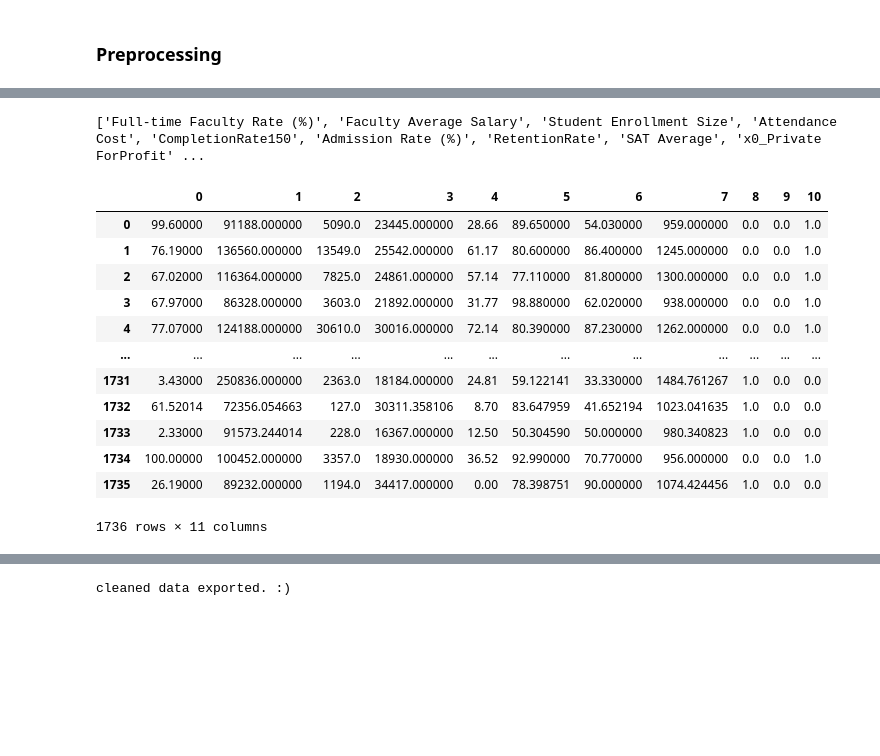
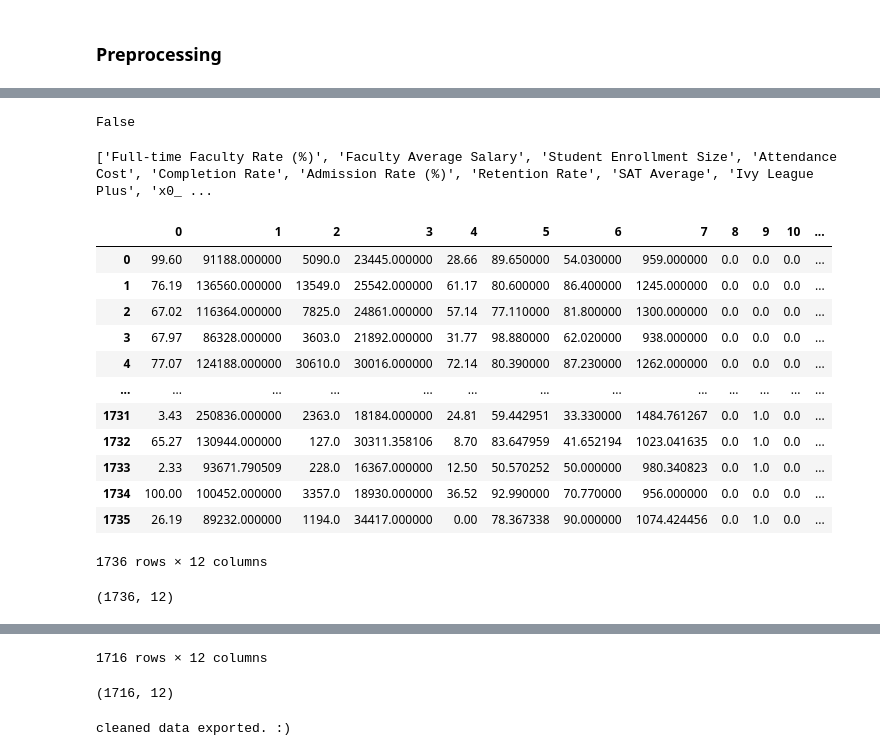
Before and after one commit to runstats21/college-score-card-analysis, a Jupyter notebook: CollegeScorecard-CollectClean.ipynb, the cells around one changed output, grey strips where cells are left out. Drawn from its saved outputs; the diff is of its cells as text; code cells hidden in the pictures; blank space fills up the shorter version.

Commit message:
update data location and 10 year cleaning

```diff
--- a/CollegeScorecard-CollectClean.ipynb
+++ b/CollegeScorecard-CollectClean.ipynb
@@ -371,6 +348,7 @@ clean_dat.rename(columns = {"RetentionRate_4yr": "RetentionRate",
 # %%
 # set index as School Name
 clean_dat.index = clean_dat["School Name"]
+clean_dat10.index = clean_dat10["School Name"]
 # %%
 # examine missing values prevalance further (after missing response values (for 6yr earnings) have been removed)
 missing_values = clean_dat.isnull().sum()
@@ -398,3 +378,28 @@ Thomas Edison State University    7
 Excelsior College                 8
 Careers Unlimited                 7
 dtype: int64
+# %%
+# python list of ivy league + plus ivy league plus schools,
+# which BING AI (CHAT GPT) helped me generate
+ivy_plus = [
+    "Brown University",
+    "Columbia University in the City of New York",
+    "Cornell University",
+    "Dartmouth College",
+    "Harvard University",
+    "University of Pennsylvania",
+    "Princeton University",
+    "Yale University",
+    "Massachusetts Institute of Technology",
+    "Stanford University",
+    "California Institute of Technology",
+    "Duke University",
+    "Johns Hopkins University",
+    "Northwestern University",
+    "University of Chicago"
+]
+# %%
+# add variable regarding
+clean_dat["Ivy League Plus"] = clean_dat["School Name"].isin(ivy_plus).astype(int)
+clean_dat10["Ivy League Plus"] = clean_dat10["School Name"].isin(ivy_plus).astype(int)
+clean_dat[clean_dat["Ivy League Plus"]==1]
@@ -406,11 +430,12 @@ clean_dat.to_csv("college_roi_dat_clean.csv",index=False)
 # %%
 # define features and target
 features = ["School Ownership", 'Full-time Faculty Rate (%)', 'Faculty Average Salary', 'Student Enrollment Size','Attendance Cost',
-            'CompletionRate150', 'Admission Rate (%)', 'RetentionRate','SAT Average']
+            'Completion Rate', 'Admission Rate (%)', 'Retention Rate','SAT Average', 'Ivy League Plus']
 X = clean_dat.loc[:,features]
+X10 = clean_dat10.loc[:,features]
 # X.index = clean_dat['School Name']
 target = clean_dat['Mean Earnings (6 Yrs after Entry)']
-target2 = clean_dat['Mean Earnings (10 Yrs after Entry)']
+target2 = clean_dat10['Mean Earnings (10 Yrs after Entry)']
 
 # could add target 3, etc for median, low med high income earnings
 # could be cool for model such as "Schools that produce highest expected earnings for low income students, and why"
@@ -421,4 +446,4 @@ Xtrain, Xtest0, ytrain, ytest0 = train_test_split(X,target,random_state=4015,tes
 # Xvalid,Xtest,yvalid,ytest = train_test_split(Xtest0,ytest0, random_state=4015,test_size=0.3)
 
 # 10 year
-Xtrain10, Xtest010, ytrain10, ytest010 = train_test_split(X,target2,random_state=4015,test_size=0.3)
+Xtrain10, Xtest10, ytrain10, ytest10 = train_test_split(X10,target2,random_state=4015,test_size=0.3)
@@ -433,3 +450,8 @@ True
+# %%
+# any missing Ivy League values?
+any(X10["Ivy League Plus"].isnull())
+# %% [output]
+False
 # %%
 # define preprocessing
 numeric_features = X.select_dtypes(exclude=['object']).columns
@@ -458,36 +480,45 @@ preprocessor = ColumnTransformer(
 # %%
 # run preprocessor
 X_filled= preprocessor.fit_transform(X)
 Xtrain_filled = preprocessor.fit_transform(Xtrain)
 Xtest_filled= preprocessor.fit_transform(Xtest0)
+X_filled10= preprocessor.fit_transform(X10)
+Xtrain_filled10 = preprocessor.fit_transform(Xtrain10)
+Xtest_filled10= preprocessor.fit_transform(Xtest10)
 
 # get feature names from one hot encoder
 ohenc_names = preprocessor.named_transformers_['cat']['encoder'].get_feature_names_out()
 
 feature_names = list(X.columns)[1:]+list(ohenc_names)
 print(feature_names)
 
 display(pd.DataFrame(X_filled))
+print(X_filled.shape)
 # redefine dataframes with appropriate column names
 # get indexes from train and test and apply them as well
 X_filled = pd.DataFrame(X_filled, columns=feature_names,index = X.index)
 Xtrain_filled = pd.DataFrame(Xtrain_filled, columns=feature_names,index = Xtrain.index)
 Xtest_filled = pd.DataFrame(Xtest_filled, columns=feature_names,index = Xtest0.index)
-X_filled.head()
+X_filled10 = pd.DataFrame(X_filled10, columns=feature_names,index = X10.index)
+Xtrain_filled10 = pd.DataFrame(Xtrain_filled10, columns=feature_names,index = Xtrain10.index)
+Xtest_filled10 = pd.DataFrame(Xtest_filled10, columns=feature_names,index = Xtest10.index)
+display(X_filled10)
+X_filled10.shape
 # %% [output]
-['Full-time Faculty Rate (%)', 'Faculty Average Salary', 'Student Enrollment Size', 'Attendance Cost', 'CompletionRate150', 'Admission Rate (%)', 'RetentionRate', 'SAT Average', 'x0_Private ForProfit' ...
+['Full-time Faculty Rate (%)', 'Faculty Average Salary', 'Student Enrollment Size', 'Attendance Cost', 'Completion Rate', 'Admission Rate (%)', 'Retention Rate', 'SAT Average', 'Ivy League Plus', 'x0_ ...
-|  | 0 | 1 | 2 | 3 | 4 | 5 | 6 | 7 | 8 | 9 | 10 |
-| 0 | 99.60000 | 91188.000000 | 5090.0 | 23445.000000 | 28.66 | 89.650000 | 54.030000 | 959.000000 | 0.0 | 0.0 | 1.0 |
-| 1 | 76.19000 | 136560.000000 | 13549.0 | 25542.000000 | 61.17 | 80.600000 | 86.400000 | 1245.000000 | 0.0 | 0.0 | 1.0 |
-| 2 | 67.02000 | 116364.000000 | 7825.0 | 24861.000000 | 57.14 | 77.110000 | 81.800000 | 1300.000000 | 0.0 | 0.0 | 1.0 |
-| 3 | 67.97000 | 86328.000000 | 3603.0 | 21892.000000 | 31.77 | 98.880000 | 62.020000 | 938.000000 | 0.0 | 0.0 | 1.0 |
-| 4 | 77.07000 | 124188.000000 | 30610.0 | 30016.000000 | 72.14 | 80.390000 | 87.230000 | 1262.000000 | 0.0 | 0.0 | 1.0 |
-| ... | ... | ... | ... | ... | ... | ... | ... | ... | ... | ... | ... |
-| 1731 | 3.43000 | 250836.000000 | 2363.0 | 18184.000000 | 24.81 | 59.122141 | 33.330000 | 1484.761267 | 1.0 | 0.0 | 0.0 |
-| 1732 | 61.52014 | 72356.054663 | 127.0 | 30311.358106 | 8.70 | 83.647959 | 41.652194 | 1023.041635 | 1.0 | 0.0 | 0.0 |
-| 1733 | 2.33000 | 91573.244014 | 228.0 | 16367.000000 | 12.50 | 50.304590 | 50.000000 | 980.340823 | 1.0 | 0.0 | 0.0 |
-| 1734 | 100.00000 | 100452.000000 | 3357.0 | 18930.000000 | 36.52 | 92.990000 | 70.770000 | 956.000000 | 0.0 | 0.0 | 1.0 |
-| 1735 | 26.19000 | 89232.000000 | 1194.0 | 34417.000000 | 0.00 | 78.398751 | 90.000000 | 1074.424456 | 1.0 | 0.0 | 0.0 |
+|  | 0 | 1 | 2 | 3 | 4 | 5 | 6 | 7 | 8 | 9 | 10 | ... |
+| 0 | 99.60 | 91188.000000 | 5090.0 | 23445.000000 | 28.66 | 89.650000 | 54.030000 | 959.000000 | 0.0 | 0.0 | 0.0 | ... |
+| 1 | 76.19 | 136560.000000 | 13549.0 | 25542.000000 | 61.17 | 80.600000 | 86.400000 | 1245.000000 | 0.0 | 0.0 | 0.0 | ... |
+| 2 | 67.02 | 116364.000000 | 7825.0 | 24861.000000 | 57.14 | 77.110000 | 81.800000 | 1300.000000 | 0.0 | 0.0 | 0.0 | ... |
+| 3 | 67.97 | 86328.000000 | 3603.0 | 21892.000000 | 31.77 | 98.880000 | 62.020000 | 938.000000 | 0.0 | 0.0 | 0.0 | ... |
+| 4 | 77.07 | 124188.000000 | 30610.0 | 30016.000000 | 72.14 | 80.390000 | 87.230000 | 1262.000000 | 0.0 | 0.0 | 0.0 | ... |
+| ... | ... | ... | ... | ... | ... | ... | ... | ... | ... | ... | ... | ... |
+| 1731 | 3.43 | 250836.000000 | 2363.0 | 18184.000000 | 24.81 | 59.442951 | 33.330000 | 1484.761267 | 0.0 | 1.0 | 0.0 | ... |
+| 1732 | 65.27 | 130944.000000 | 127.0 | 30311.358106 | 8.70 | 83.647959 | 41.652194 | 1023.041635 | 0.0 | 1.0 | 0.0 | ... |
+| 1733 | 2.33 | 93671.790509 | 228.0 | 16367.000000 | 12.50 | 50.570252 | 50.000000 | 980.340823 | 0.0 | 1.0 | 0.0 | ... |
+| 1734 | 100.00 | 100452.000000 | 3357.0 | 18930.000000 | 36.52 | 92.990000 | 70.770000 | 956.000000 | 0.0 | 0.0 | 0.0 | ... |
+| 1735 | 26.19 | 89232.000000 | 1194.0 | 34417.000000 | 0.00 | 78.367338 | 90.000000 | 1074.424456 | 0.0 | 1.0 | 0.0 | ... |
-1736 rows × 11 columns
+1736 rows × 12 columns
+(1736, 12)
 |  | Full-time Faculty Rate (%) | Faculty Average Salary | Student Enrollment Size | Attendance Cost | ... |
 | School Name |  |  |  |  | ... |
@@ -499,2 +536,4 @@ X_filled.head()
+1716 rows × 12 columns
+(1716, 12)
 # %%
 # export preprocessed and split data!
```
Also changed, not shown: parts of 11 cells of this notebook, 22 other files.
